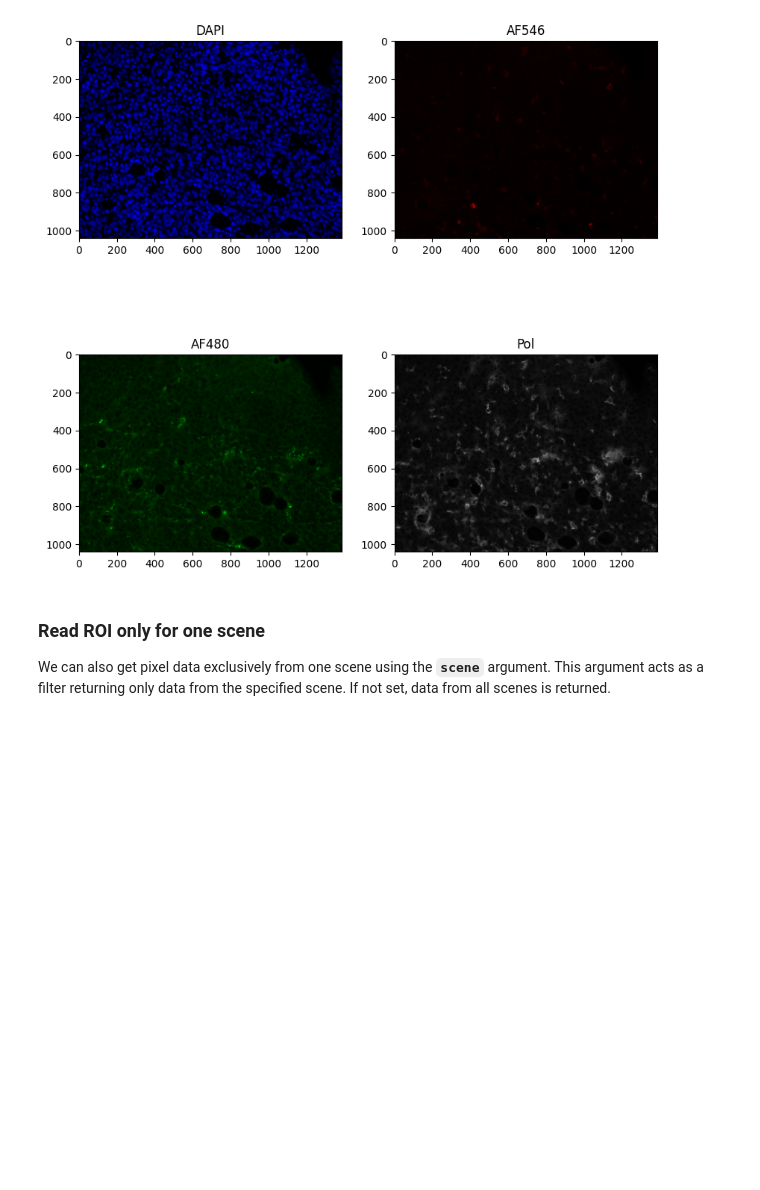
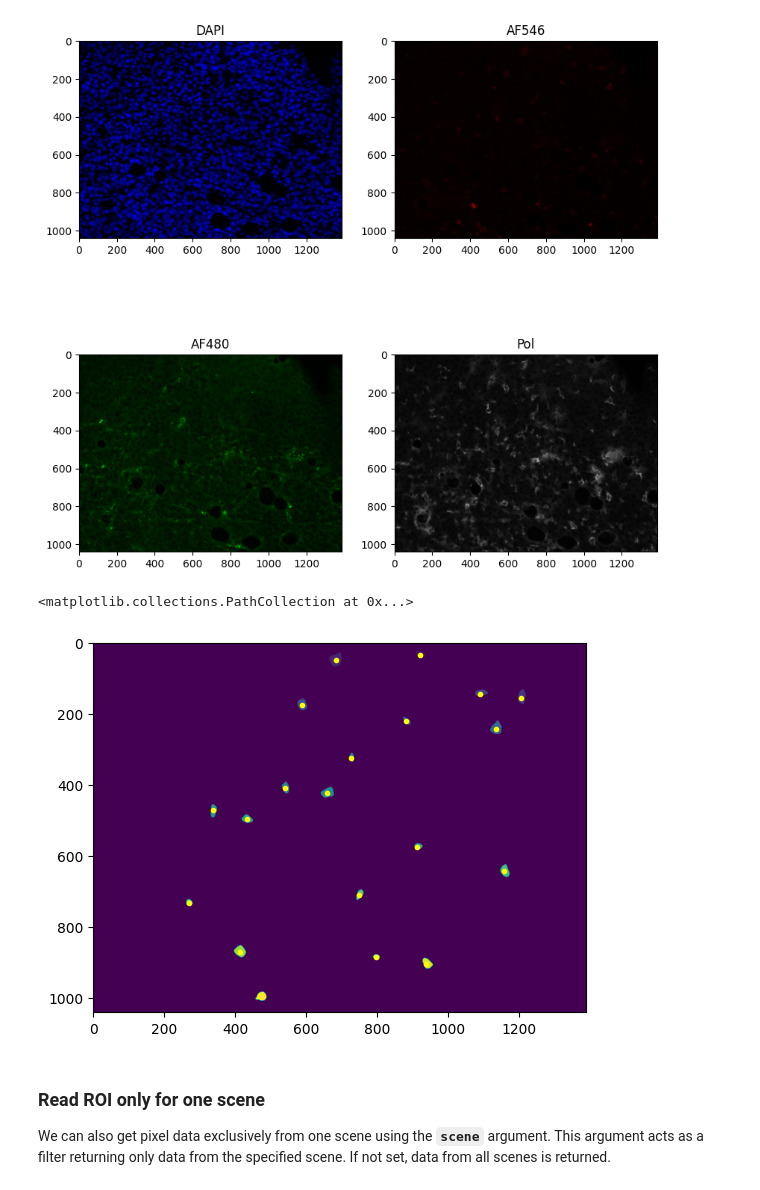
Before and after one commit to chrismuke/OAD, a Jupyter notebook: jupyter_notebooks/pylibCZIrw/mina.ipynb, the cells around one changed output. Saved outputs shown, nothing was run; the diff lists cells and outputs as text; code cells hidden in the pictures; blank space fills up the shorter version.

```diff
--- a/jupyter_notebooks/pylibCZIrw/mina.ipynb
+++ b/jupyter_notebooks/pylibCZIrw/mina.ipynb
@@ -270,6 +270,36 @@ ax[1,1].set_title("Pol")
 # %% [output]
 Text(0.5, 1.0, 'Pol')
 [figure]
+# %%
+from cellpose import utils
+import cv2
+npyfile = "Snap-155523_c1+2+3+4_seg.npy"
+dat = np.load(npyfile, allow_pickle=True).item()
+num_cells = dat["masks"].max()
+
+slices = utils.find_objects(dat["masks"])
+for i,si in enumerate(slices):
+    if si is not None:
+        sr,sc = si
+        mask = (masks[sr, sc] == (i+1)).astype(np.uint8)
+        contours = cv2.findContours(mask, cv2.RETR_EXTERNAL, cv2.CHAIN_APPROX_NONE)
+        pvc, pvr = np.concatenate(contours[-2], axis=0).squeeze().T
+        ypix, xpix = np.nonzero(mask)
+        min_dist = ((ypix[:,np.newaxis] - pvr)**2 +
+                    (xpix[:,np.newaxis] - pvc)**2).min(axis=1)
+        # dist_to_bound[ypix + sr.start, xpix + sc.start] = min_distfig, ax = plt.subplots()
+# %%
+from scipy import ndimage
+fig, ax = plt.subplots()
+masks = dat["masks"]
+ax.imshow(ch1[..., 0])
+ax.imshow(masks)
+cs = ndimage.center_of_mass(ch1[..., 0], masks, index=np.arange(1,20))
+xs, ys = zip(*cs)
+ax.scatter(ys, xs, c="yellow", marker=".",)
+# %% [output]
+<matplotlib.collections.PathCollection at 0x...>
+[figure, added]
 # %% [markdown]
 ### Read ROI only for one scene
 We can also get pixel data exclusively from one scene using the **`scene`** argument. This argument acts as
```
Also changed, not shown: parts of 1 cell of this notebook.
